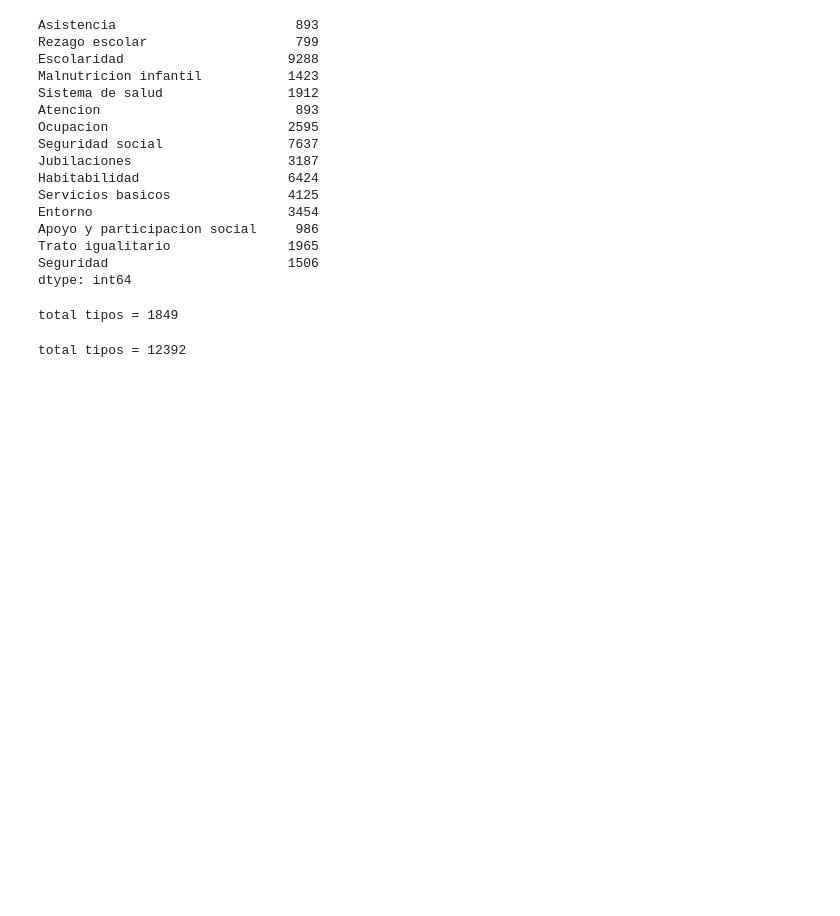
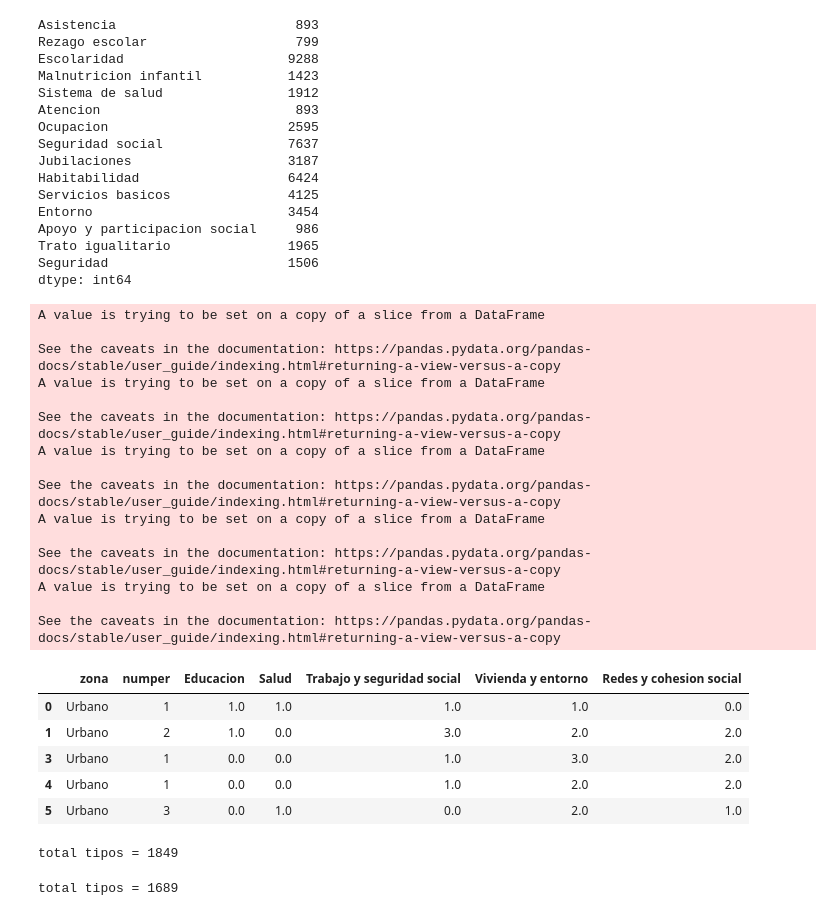
Before and after one commit to Maxmuleiv/Proyecto-Industrial, a Jupyter notebook: AnalisisPobrezaMultidimensional.ipynb, the cells around one changed output. Cells and saved outputs as stored; diff of their text form; code cells hidden in the pictures; blank space fills up the shorter version.

```diff
--- a/AnalisisPobrezaMultidimensional.ipynb
+++ b/AnalisisPobrezaMultidimensional.ipynb
@@ -439,5 +442,56 @@ Apoyo y participacion social     986
 Trato igualitario               1965
 Seguridad                       1506
 dtype: int64
+# %%
+# dataframe con factores externos
+
+f1="zona" #numero de personas en el hogar
+f2="numper" #rural o urbano
+casen_tip=casen[[f1,f2,"folio","Asistencia","Rezago escolar","Escolaridad","Malnutricion infantil","Sistema de salud","Atencion","Ocupacion","Seguridad social","Jubilaciones","Habitabilidad","Servicios basicos","Entorno","Apoyo y participacion social","Trato igualitario","Seguridad"]]
+casen_tip=casen_tip.drop_duplicates()
+casen_tip=casen_tip.drop("folio",axis=1)
+#casen_tip.head()
+
+casen_tip_dim=casen_tip.copy()
+casen_tip_dim["Educacion"]=np.nan
+casen_tip_dim["Salud"]=np.nan
+casen_tip_dim["Trabajo y seguridad social"]=np.nan
+casen_tip_dim["Vivienda y entorno"]=np.nan
+casen_tip_dim["Redes y cohesion social"]=np.nan
+
+for p in casen_tip_dim.index:
+ # dim[p,"Educacion"]=dim[p,"Asistencia"]
+
+  casen_tip_dim['Educacion'][p]=casen_tip_dim['Asistencia'][p]+casen_tip_dim['Rezago escolar'][p]+casen_tip_dim['Escolaridad'][p]
+  casen_tip_dim['Salud'][p]=casen_tip_dim['Malnutricion infantil'][p]+casen_tip_dim['Sistema de salud'][p]+casen_tip_dim['Atencion'][p]
+  casen_tip_dim['Trabajo y seguridad social'][p]=casen_tip_dim['Ocupacion'][p]+casen_tip_dim['Seguridad social'][p]+casen_tip_dim['Jubilaciones'][p]
+  casen_tip_dim['Vivienda y entorno'][p]=casen_tip_dim['Habitabilidad'][p]+casen_tip_dim['Servicios basicos'][p]+casen_tip_dim['Entorno'][p]
+  casen_tip_dim['Redes y cohesion social'][p]=casen_tip_dim['Apoyo y participacion social'][p]+casen_tip_dim['Trato igualitario'][p]+casen_tip_dim['Seguridad'][p]
+
+
+casen_tip_dim=casen_tip_dim[[f1,f2,"Educacion","Salud","Trabajo y seguridad social","Vivienda y entorno","Redes y cohesion social"]]
+casen_tip_dim.head()
+# %% [output]
+A value is trying to be set on a copy of a slice from a DataFrame
+
+See the caveats in the documentation: https://pandas.pydata.org/pandas-docs/stable/user_guide/indexing.html#returning-a-view-versus-a-copy
+A value is trying to be set on a copy of a slice from a DataFrame
+
+See the caveats in the documentation: https://pandas.pydata.org/pandas-docs/stable/user_guide/indexing.html#returning-a-view-versus-a-copy
+A value is trying to be set on a copy of a slice from a DataFrame
+
+See the caveats in the documentation: https://pandas.pydata.org/pandas-docs/stable/user_guide/indexing.html#returning-a-view-versus-a-copy
+A value is trying to be set on a copy of a slice from a DataFrame
+
+See the caveats in the documentation: https://pandas.pydata.org/pandas-docs/stable/user_guide/indexing.html#returning-a-view-versus-a-copy
+A value is trying to be set on a copy of a slice from a DataFrame
+
+See the caveats in the documentation: https://pandas.pydata.org/pandas-docs/stable/user_guide/indexing.html#returning-a-view-versus-a-copy
+|  | zona | numper | Educacion | Salud | Trabajo y seguridad social | Vivienda y entorno | Redes y cohesion social |
+| 0 | Urbano | 1 | 1.0 | 1.0 | 1.0 | 1.0 | 0.0 |
+| 1 | Urbano | 2 | 1.0 | 0.0 | 3.0 | 2.0 | 2.0 |
+| 3 | Urbano | 1 | 0.0 | 0.0 | 1.0 | 3.0 | 2.0 |
+| 4 | Urbano | 1 | 0.0 | 0.0 | 1.0 | 2.0 | 2.0 |
+| 5 | Urbano | 3 | 0.0 | 1.0 | 0.0 | 2.0 | 1.0 |
 # %%
 #  tipologias por carencias
@@ -450,10 +504,8 @@ tipos11.to_excel(excel_writer = "tipologias.xlsx")
 total tipos = 1849
 # %%
 # tipologias por peso dimensional
-tiposdim1=dim.drop_duplicates()
-totaldim1=len(tiposdim1.index)
-print("total tipos =",totaldim1)
-tiposdim2=dim.groupby(["Educacion","Salud","Trabajo y seguridad social","Vivienda y entorno","Redes y cohesion social"]).size()
+print("total tipos =",len(casen_tip_dim.drop_duplicates().index))
+tiposdim2=casen_tip_dim.groupby(["Educacion","Salud","Trabajo y seguridad social","Vivienda y entorno","Redes y cohesion social"]).size()
 tiposdim2.to_excel(excel_writer = "tipologias_dimensionales.xlsx")
 # %% [output]
-total tipos = 12392
+total tipos = 1689
```
Also changed, not shown: parts of 8 cells of this notebook.
